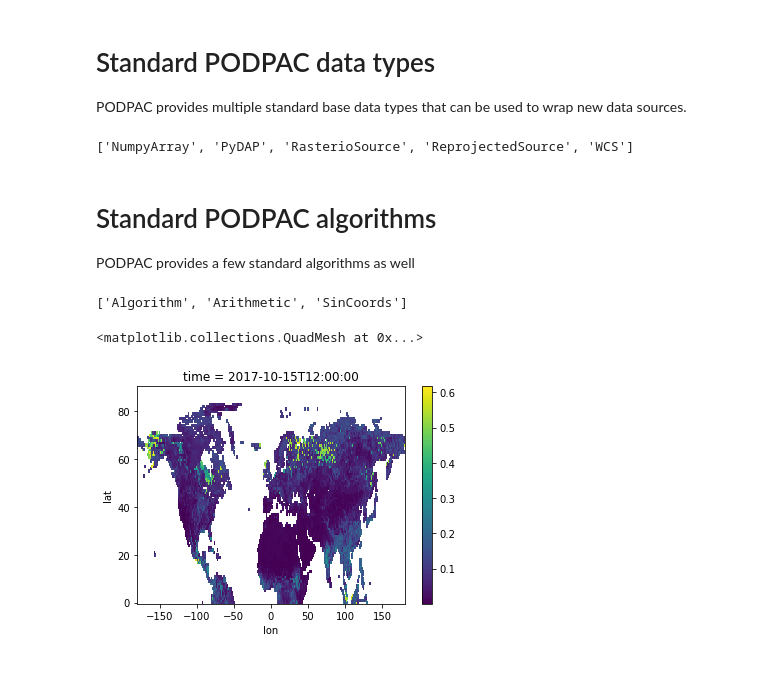
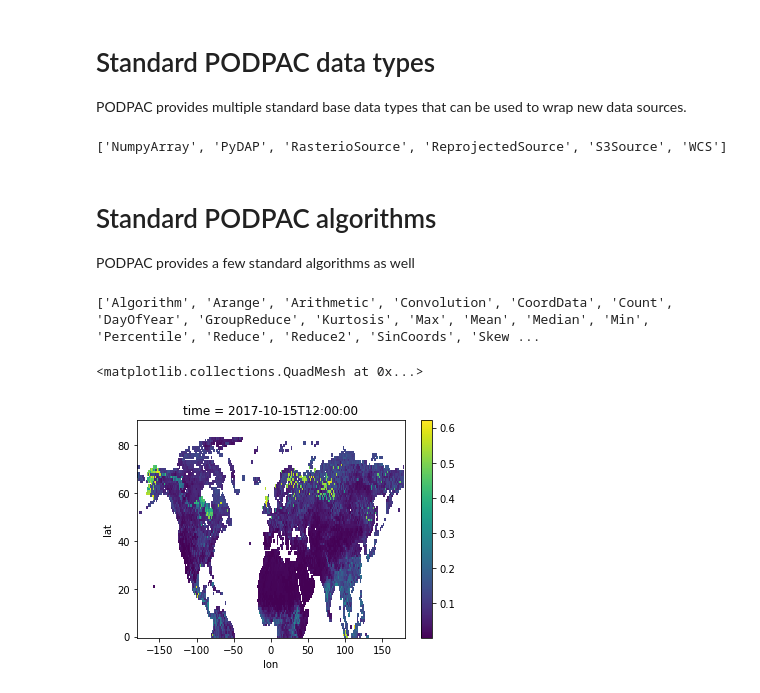
Before and after one commit to creare-com/podpac, a Jupyter notebook: doc/notebooks/PODPAC-demo.ipynb, the cells around one changed output. Drawn from its saved outputs; the diff is of its cells as text; code cells hidden in the pictures.

```diff
--- a/doc/notebooks/PODPAC-demo.ipynb
+++ b/doc/notebooks/PODPAC-demo.ipynb
@@ -12,6 +12,9 @@ import podpac
 The PODPAC data library contains a library of pre-wrapped data sources. These data sources can then be easily accessed programatically. As an example, we have wrapped some of the SMAP products.
 
 ## SMAP DataSource Example
+# %%
+import getpass
+username = input("Username:");   password = getpass.getpass('Password:')
 # %%
 from podpac import datalib
 from podpac.datalib import smap
@@ -25,7 +34,8 @@ product
 # %% [output]
 'SPL4SMAU.003'
 # %%
-smap = datalib.smap.SMAP(product=product, interpolation='nearest_preview')
+smap = datalib.smap.SMAP(product=product, interpolation='nearest',
+                        username=username, password=password)
 # The available coordinates are built from all available SMAP sources for this product
 # This requires multiple http get requests from the DAAC OpenDAP server, and may take a while
 # Because of this, the results are cached after the first run
@@ -156,33 +163,39 @@ smap.sources[0].sources[0].__class__.__bases__
 # Standard PODPAC data types
 PODPAC provides multiple standard base data types that can be used to wrap new data sources.
 # %%
-print ([t for t in dir(podpac.core.data.type)
-      if '_' not in t and t[0].isupper() and t not in ['BytesIO', 'OrderedDict', 'UnitRegistry']])
+std_types = [t for t in dir(podpac.core.data.type)
+      if '_' not in t and t[0].isupper() and t not in ['BytesIO', 'OrderedDict', 'UnitRegistry']]
+std_types.sort()
+print(std_types)
 # %% [output]
-['NumpyArray', 'PyDAP', 'RasterioSource', 'ReprojectedSource', 'WCS']
+['NumpyArray', 'PyDAP', 'RasterioSource', 'ReprojectedSource', 'S3Source', 'WCS']
 # %% [markdown]
 # Standard PODPAC algorithms
 PODPAC provides a few standard algorithms as well
-# %%
-print ([t for t in dir(podpac.core.algorithm.algorithm)
-      if '_' not in t and t[0].isupper() and t not in ['Coordinate', 'Node', 'UnitsDataArray', "OrderedDict", 'UnitRegistry']])
-# %% [output]
-['Algorithm', 'Arithmetic', 'SinCoords']
+# %%
+black_list = ['Coordinate', 'Node', 'UnitsDataArray', "OrderedDict", 'UnitRegistry', 'COMMON_DOC', 'COMMOM_DOC_NODE', 'COMMON_NODE_DOC']
+std_algs = [t for t in np.unique(dir(podpac.core.algorithm.algorithm) +
+                        dir(podpac.core.algorithm.signal) +
+                        dir(podpac.core.algorithm.stats)) if t not in black_list and t[0].isupper()]
+std_algs.sort()
+print (std_algs)
+# %% [output]
+['Algorithm', 'Arange', 'Arithmetic', 'Convolution', 'CoordData', 'Count', 'DayOfYear', 'GroupReduce', 'Kurtosis', 'Max', 'Mean', 'Median', 'Min', 'Percentile', 'Reduce', 'Reduce2', 'SinCoords', 'Skew ...
 # %%
 # Implementing an algorithm is simple
 # As an example, let's square some data
 class Square(podpac.Algorithm):
     node = podpac.core.node.tl.Instance(podpac.Node)
 
-    def algorithm(self, node):
-        return node ** 2
+    def algorithm(self):
+        return self.node.output ** 2
 
 s = Square(node=smap)
 coordinates = podpac.Coordinate(lat=(0., 90, 1.), lon=(-180, 180, 1.), time='2017-10-15T12:00:00',
                                order=['lat', 'lon', 'time'])
 output = s.execute(coordinates)
 figure()
 output[..., 0].plot()
 # %% [output]
 <matplotlib.collections.QuadMesh at 0x...>
-[figure, old version]
+[figure, new version]
```
Also changed, not shown: parts of 7 cells of this notebook, 4 other files.
